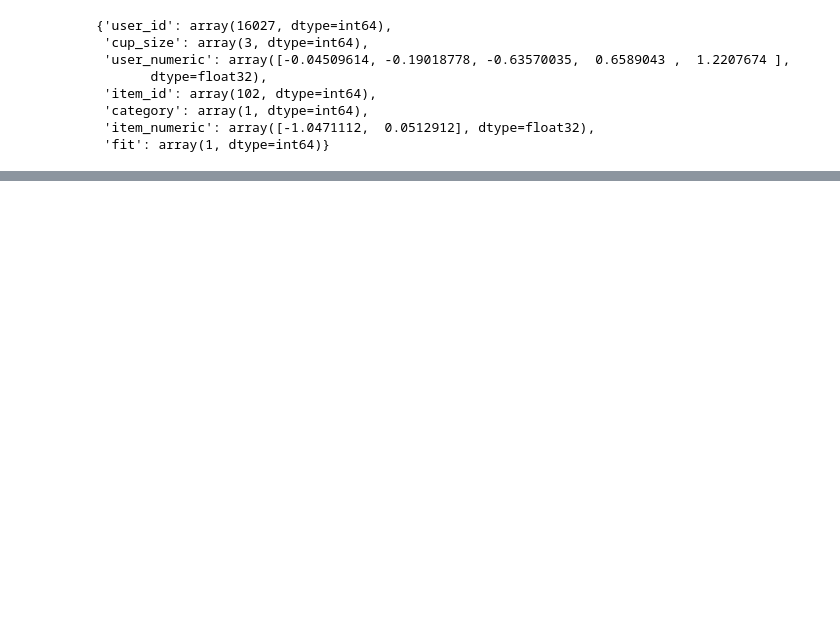
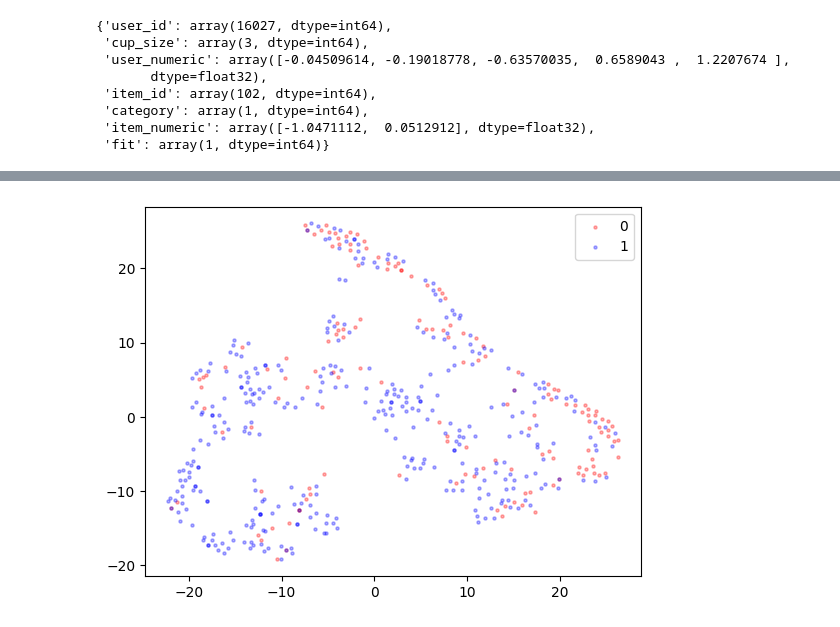
Before and after one commit to Crabroe/CSE258, a Jupyter notebook: NetModel.ipynb, the cells around one changed output, grey strips where cells are left out. Cells and saved outputs as stored; diff of their text form; code cells hidden in the pictures; blank space fills up the shorter version.

```diff
--- a/NetModel.ipynb
+++ b/NetModel.ipynb
@@ -454,0 +484,4 @@ Metrics:
+# %%
+tsne_visualization(d1[8000:8500],y1[8000:8500],"model1_ds2")
+# %% [output]
+[figure, added]
```
Also changed, not shown: parts of 23 cells of this notebook, 19 other files.
